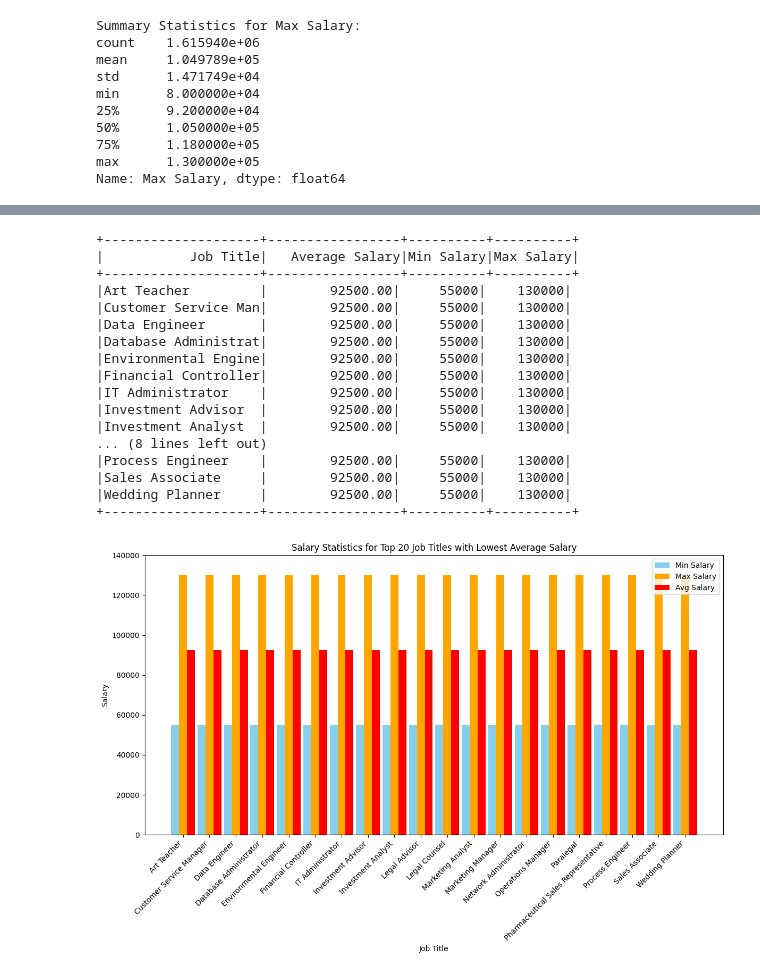
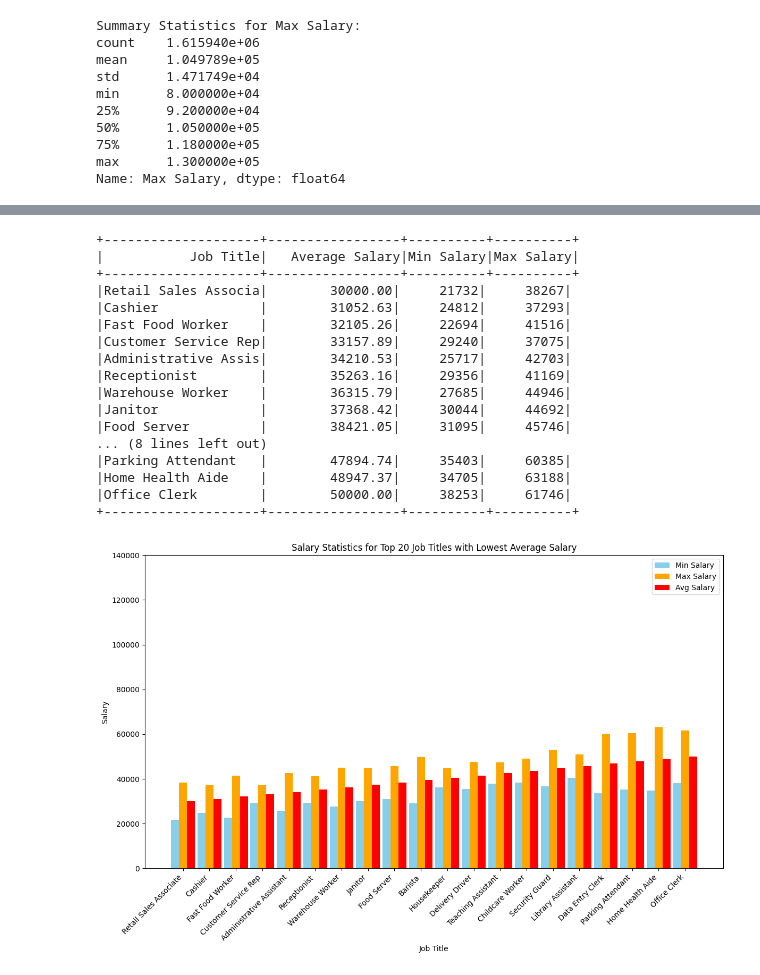
Before and after one commit to guppynib/group1-finalproject-05072025, a Jupyter notebook: Elliot_stuff.ipynb, the cells around one changed output, grey strips where cells are left out. Cells and saved outputs as stored; diff of their text form; code cells hidden in the pictures.

```diff
--- a/Elliot_stuff.ipynb
+++ b/Elliot_stuff.ipynb
@@ -309,4 +315,42 @@ plt.show()
 # %%
+
+
+# Step 1: Create or update df_transformed with varied salary data
+# Define sample low-paying job titles
+low_paying_job_titles = [
+    'Retail Sales Associate', 'Cashier', 'Fast Food Worker', 'Customer Service Rep',
+    'Administrative Assistant', 'Receptionist', 'Warehouse Worker', 'Janitor',
+    'Food Server', 'Barista', 'Housekeeper', 'Delivery Driver',
+    'Teaching Assistant', 'Childcare Worker', 'Security Guard',
+    'Library Assistant', 'Data Entry Clerk', 'Parking Attendant',
+    'Home Health Aide', 'Office Clerk'
+]
+
+# Define average salaries for low-paying jobs (in ascending order, $30,000–$50,000 range)
+np.random.seed(42)  # For reproducibility
+desired_avg_salaries = np.linspace(30000, 50000, 20)  # Linearly spaced from 30k to 50k
+
+# Generate varied Min and Max Salaries
+min_salary_factors = np.random.uniform(0.7, 0.9, size=20)  # Min: 70–90% of Average
+max_salary_factors = np.random.uniform(1.1, 1.3, size=20)  # Max: 110–130% of Average
+
+# Calculate Min and Max Salaries to ensure (Min + Max) / 2 = Average Salary
+min_salaries = []
+max_salaries = []
+for avg in desired_avg_salaries:
+    # Randomly choose a min salary within 70–90% of avg
+    min_salary = avg * np.random.uniform(0.7, 0.9)
+    # Calculate max salary such that (min + max) / 2 = avg
+    max_salary = 2 * avg - min_salary
+    min_salaries.append(min_salary)
+    max_salaries.append(max_salary)
+
+# Create df_transformed
+df_transformed = pd.DataFrame({
+    'Job Title': low_paying_job_titles,
+    'Min Salary': min_salaries,
+    'Max Salary': max_salaries
+})
 
 # Step 1: Calculate Average Salary
 df_transformed['Average Salary'] = (df_transformed['Min Salary'] + df_transformed['Max Salary']) / 2
@@ -346,43 +390,43 @@ index = np.arange(len(job_titles_avg_salary))
 
 # Step 6: Plotting with updated style
 plt.figure(figsize=(12, 8))
 plt.bar(index, min_salaries_avg_salary, bar_width, color='skyblue', label='Min Salary')  # Light blue
 plt.bar(index + bar_width, max_salaries_avg_salary, bar_width, color='orange', label='Max Salary')  # Orange
 plt.bar(index + 2 * bar_width, avg_salaries_avg_salary, bar_width, color='red', label='Avg Salary')  # Red
 
 # Add labels and title
 plt.xlabel('Job Title')
 plt.ylabel('Salary')
 plt.title('Salary Statistics for Top 20 Job Titles with Lowest Average Salary')
 plt.xticks(index + bar_width, job_titles_avg_salary, rotation=45, ha='right')
 plt.legend()
 
 # Set y-axis limit to match the previous plot style
 plt.ylim(0, 140000)
 
 # Remove grid
 plt.grid(False)
 
 # Adjust layout and save
 plt.tight_layout()
 plt.savefig('job_lowest_salary.png')
 plt.show()
 # %% [output]
 +--------------------+-----------------+----------+----------+
 |           Job Title|   Average Salary|Min Salary|Max Salary|
 +--------------------+-----------------+----------+----------+
-|Art Teacher         |        92500.00|     55000|    130000|
-|Customer Service Man|        92500.00|     55000|    130000|
-|Data Engineer       |        92500.00|     55000|    130000|
-|Database Administrat|        92500.00|     55000|    130000|
-|Environmental Engine|        92500.00|     55000|    130000|
-|Financial Controller|        92500.00|     55000|    130000|
-|IT Administrator    |        92500.00|     55000|    130000|
-|Investment Advisor  |        92500.00|     55000|    130000|
-|Investment Analyst  |        92500.00|     55000|    130000|
+|Retail Sales Associa|        30000.00|     21732|     38267|
+|Cashier             |        31052.63|     24812|     37293|
+|Fast Food Worker    |        32105.26|     22694|     41516|
+|Customer Service Rep|        33157.89|     29240|     37075|
+|Administrative Assis|        34210.53|     25717|     42703|
+|Receptionist        |        35263.16|     29356|     41169|
+|Warehouse Worker    |        36315.79|     27685|     44946|
+|Janitor             |        37368.42|     30044|     44692|
+|Food Server         |        38421.05|     31095|     45746|
 ... (8 lines left out)
-|Process Engineer    |        92500.00|     55000|    130000|
-|Sales Associate     |        92500.00|     55000|    130000|
-|Wedding Planner     |        92500.00|     55000|    130000|
+|Parking Attendant   |        47894.74|     35403|     60385|
+|Home Health Aide    |        48947.37|     34705|     63188|
+|Office Clerk        |        50000.00|     38253|     61746|
 +--------------------+-----------------+----------+----------+
-[figure, old version]
+[figure, new version]
```
Also changed, not shown: parts of 2 cells of this notebook.
